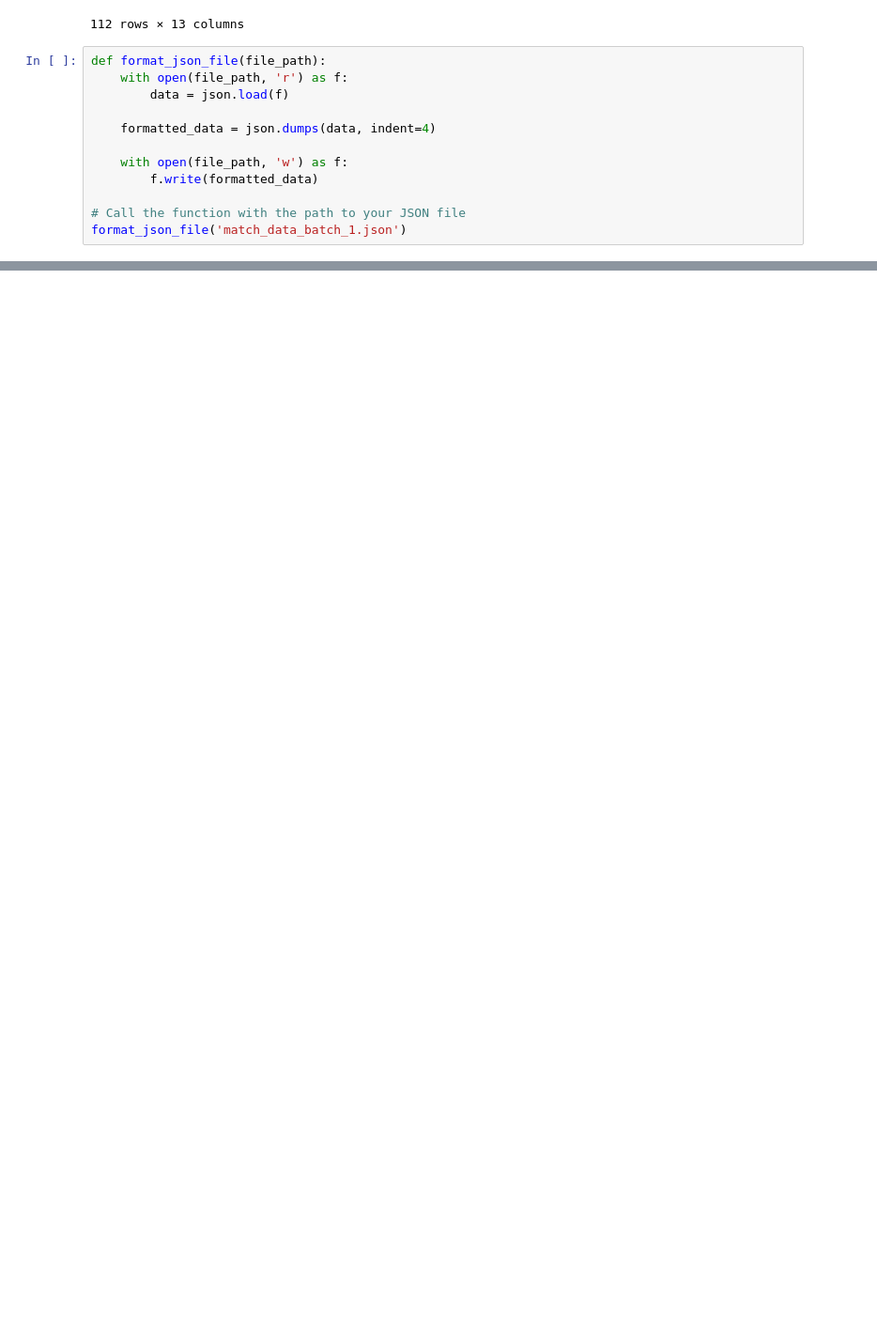
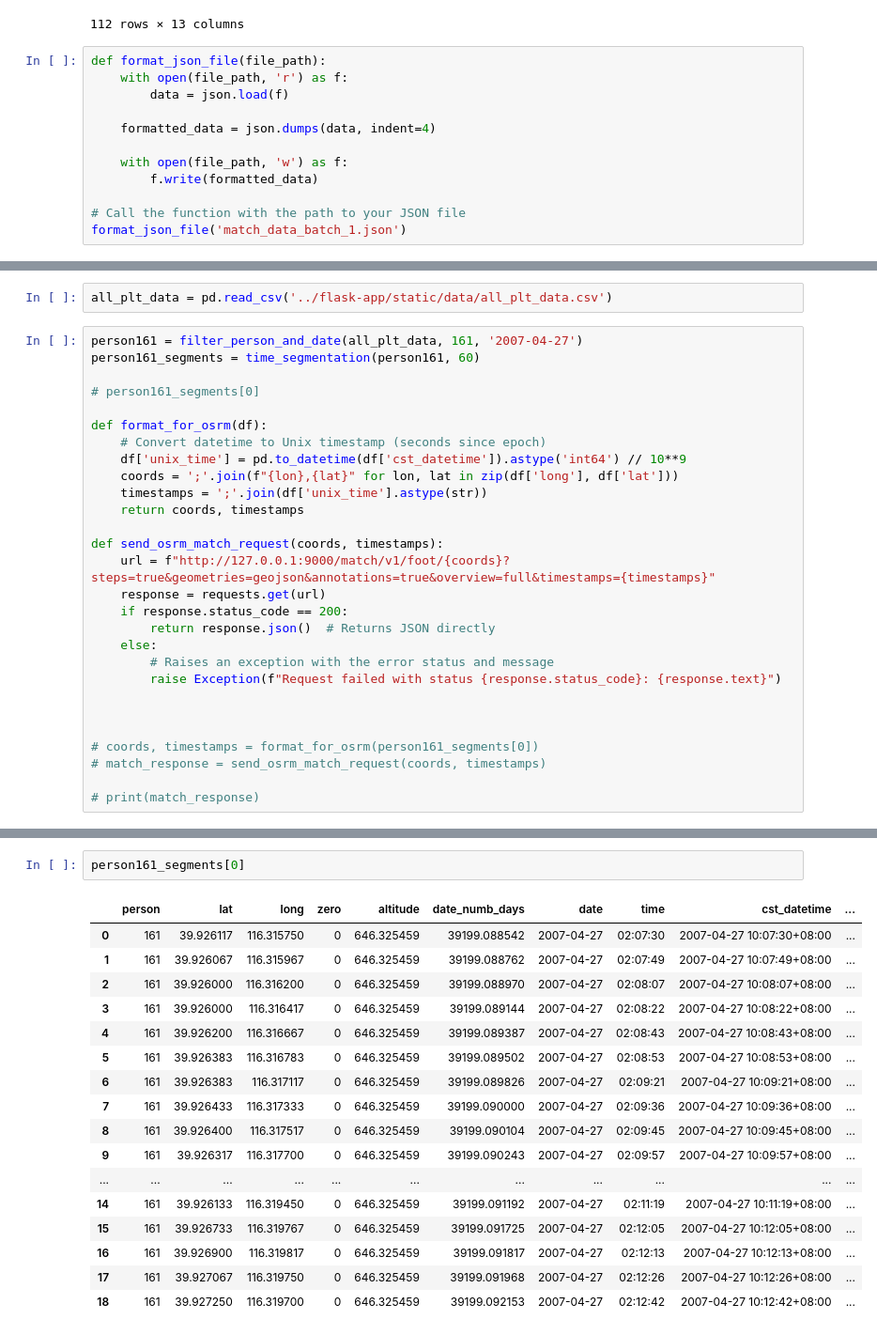
Before and after one commit to hyuncat/pre-walkwise, a Jupyter notebook: notebooks/road_snapping.ipynb, the cells around one changed output, grey strips where cells are left out. Shown: that part at 94% size. Cells and saved outputs as stored; diff of their text form; blank space fills up the shorter version.

```diff
--- a/notebooks/road_snapping.ipynb
+++ b/notebooks/road_snapping.ipynb
@@ -211,0 +216,30 @@ format_json_file('match_data_batch_1.json')
+# %%
+all_plt_data = pd.read_csv('../flask-app/static/data/all_plt_data.csv')
+# %%
+person161 = filter_person_and_date(all_plt_data, 161, '2007-04-27')
+person161_segments = time_segmentation(person161, 60)
+
+# person161_segments[0]
+
+def format_for_osrm(df):
+    # Convert datetime to Unix timestamp (seconds since epoch)
+    df['unix_time'] = pd.to_datetime(df['cst_datetime']).astype('int64') // 10**9
+    coords = ';'.join(f"{lon},{lat}" for lon, lat in zip(df['long'], df['lat']))
+    timestamps = ';'.join(df['unix_time'].astype(str))
+    return coords, timestamps
+
+def send_osrm_match_request(coords, timestamps):
+    url = f"http://127.0.0.1:9000/match/v1/foot/{coords}?steps=true&geometries=geojson&annotations=true&overview=full&timestamps={timestamps}"
+    response = requests.get(url)
+    if response.status_code == 200:
+        return response.json()  # Returns JSON directly
+    else:
+        # Raises an exception with the error status and message
+        raise Exception(f"Request failed with status {response.status_code}: {response.text}")
+
+
+
+# coords, timestamps = format_for_osrm(person161_segments[0])
+# match_response = send_osrm_match_request(coords, timestamps)
+
+# print(match_response)
@@ -211,0 +358,20 @@ format_json_file('match_data_batch_1.json')
+# %%
+person161_segments[0]
+# %% [output]
+|  | person | lat | long | zero | altitude | date_numb_days | date | time | cst_datetime | ... |
+| 0 | 161 | 39.926117 | 116.315750 | 0 | 646.325459 | 39199.088542 | 2007-04-27 | 02:07:30 | 2007-04-27 10:07:30+08:00 | ... |
+| 1 | 161 | 39.926067 | 116.315967 | 0 | 646.325459 | 39199.088762 | 2007-04-27 | 02:07:49 | 2007-04-27 10:07:49+08:00 | ... |
+| 2 | 161 | 39.926000 | 116.316200 | 0 | 646.325459 | 39199.088970 | 2007-04-27 | 02:08:07 | 2007-04-27 10:08:07+08:00 | ... |
+| 3 | 161 | 39.926000 | 116.316417 | 0 | 646.325459 | 39199.089144 | 2007-04-27 | 02:08:22 | 2007-04-27 10:08:22+08:00 | ... |
+| 4 | 161 | 39.926200 | 116.316667 | 0 | 646.325459 | 39199.089387 | 2007-04-27 | 02:08:43 | 2007-04-27 10:08:43+08:00 | ... |
+| 5 | 161 | 39.926383 | 116.316783 | 0 | 646.325459 | 39199.089502 | 2007-04-27 | 02:08:53 | 2007-04-27 10:08:53+08:00 | ... |
+| 6 | 161 | 39.926383 | 116.317117 | 0 | 646.325459 | 39199.089826 | 2007-04-27 | 02:09:21 | 2007-04-27 10:09:21+08:00 | ... |
+| 7 | 161 | 39.926433 | 116.317333 | 0 | 646.325459 | 39199.090000 | 2007-04-27 | 02:09:36 | 2007-04-27 10:09:36+08:00 | ... |
+| 8 | 161 | 39.926400 | 116.317517 | 0 | 646.325459 | 39199.090104 | 2007-04-27 | 02:09:45 | 2007-04-27 10:09:45+08:00 | ... |
+| 9 | 161 | 39.926317 | 116.317700 | 0 | 646.325459 | 39199.090243 | 2007-04-27 | 02:09:57 | 2007-04-27 10:09:57+08:00 | ... |
+| ... | ... | ... | ... | ... | ... | ... | ... | ... | ... | ... |
+| 14 | 161 | 39.926133 | 116.319450 | 0 | 646.325459 | 39199.091192 | 2007-04-27 | 02:11:19 | 2007-04-27 10:11:19+08:00 | ... |
+| 15 | 161 | 39.926733 | 116.319767 | 0 | 646.325459 | 39199.091725 | 2007-04-27 | 02:12:05 | 2007-04-27 10:12:05+08:00 | ... |
+| 16 | 161 | 39.926900 | 116.319817 | 0 | 646.325459 | 39199.091817 | 2007-04-27 | 02:12:13 | 2007-04-27 10:12:13+08:00 | ... |
+| 17 | 161 | 39.927067 | 116.319750 | 0 | 646.325459 | 39199.091968 | 2007-04-27 | 02:12:26 | 2007-04-27 10:12:26+08:00 | ... |
+| 18 | 161 | 39.927250 | 116.319700 | 0 | 646.325459 | 39199.092153 | 2007-04-27 | 02:12:42 | 2007-04-27 10:12:42+08:00 | ... |
```
Also changed, not shown: parts of 4 cells of this notebook, 1 other file.
